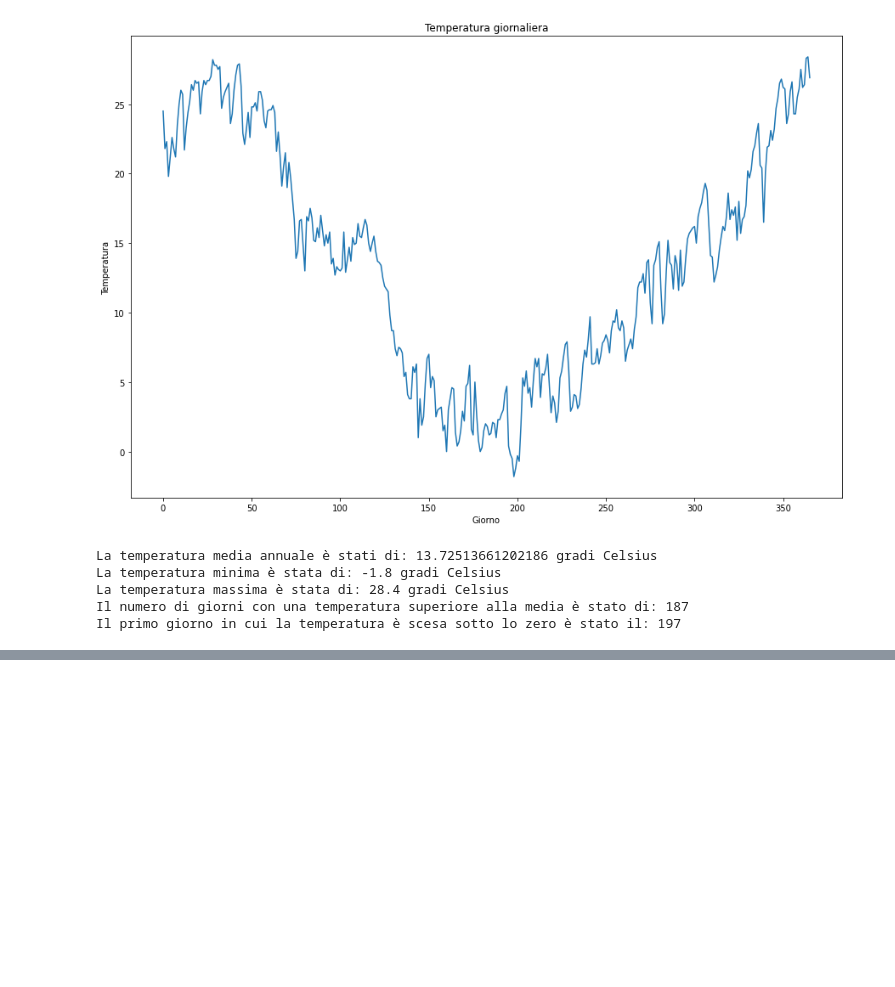
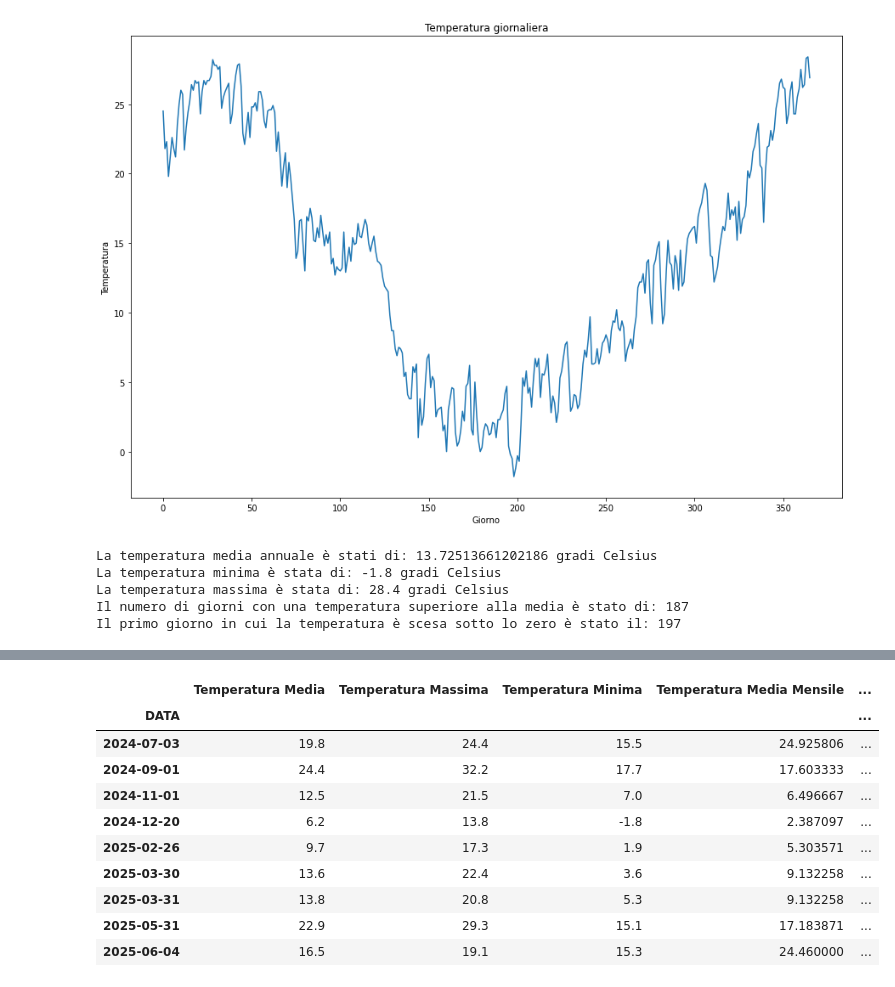
Before and after one commit to alepini88/NumPy-Fundamentals-Exercises-and-Projects, a Jupyter notebook: Numpy Mini progetto temperature e statistica.ipynb, the cells around one changed output, grey strips where cells are left out. Drawn from its saved outputs; the diff is of its cells as text; code cells hidden in the pictures; blank space fills up the shorter version.

```diff
--- a/Numpy Mini progetto temperature e statistica.ipynb
+++ b/Numpy Mini progetto temperature e statistica.ipynb
@@ -107,0 +162,7 @@ df.head()
+# %%
+# Estrarre eventuali anomale, i.e. valori che differiscono dalla media mensile per piu' di 2 sigma
+
+df["mese"] = df.index.to_period("M") # Creo una nuova colonna con il mese
+df = df.join(df_mensile[["Temperatura Media Mensile","Std Temperatura Media"]], on = "mese") # Faccio il "join"
+df = df.drop(columns="mese") # elimino la colonna "mese"
+df.head()
@@ -107,0 +177,16 @@ df.head()
+# %%
+df["Deviazione dalla media"] = (df["Temperatura Media"]-df["Temperatura Media Mensile"]).abs()
+df_anomalie  = df[df["Deviazione dalla media"] > 2*df["Std Temperatura Media"]]
+df_anomalie # DataFrame delle Anomalie
+# %% [output]
+|  | Temperatura Media | Temperatura Massima | Temperatura Minima | Temperatura Media Mensile | ... |
+| DATA |  |  |  |  | ... |
+| 2024-07-03 | 19.8 | 24.4 | 15.5 | 24.925806 | ... |
+| 2024-09-01 | 24.4 | 32.2 | 17.7 | 17.603333 | ... |
+| 2024-11-01 | 12.5 | 21.5 | 7.0 | 6.496667 | ... |
+| 2024-12-20 | 6.2 | 13.8 | -1.8 | 2.387097 | ... |
+| 2025-02-26 | 9.7 | 17.3 | 1.9 | 5.303571 | ... |
+| 2025-03-30 | 13.6 | 22.4 | 3.6 | 9.132258 | ... |
+| 2025-03-31 | 13.8 | 20.8 | 5.3 | 9.132258 | ... |
+| 2025-05-31 | 22.9 | 29.3 | 15.1 | 17.183871 | ... |
+| 2025-06-04 | 16.5 | 19.1 | 15.3 | 24.460000 | ... |
```
Also changed, not shown: parts of 4 cells of this notebook.
